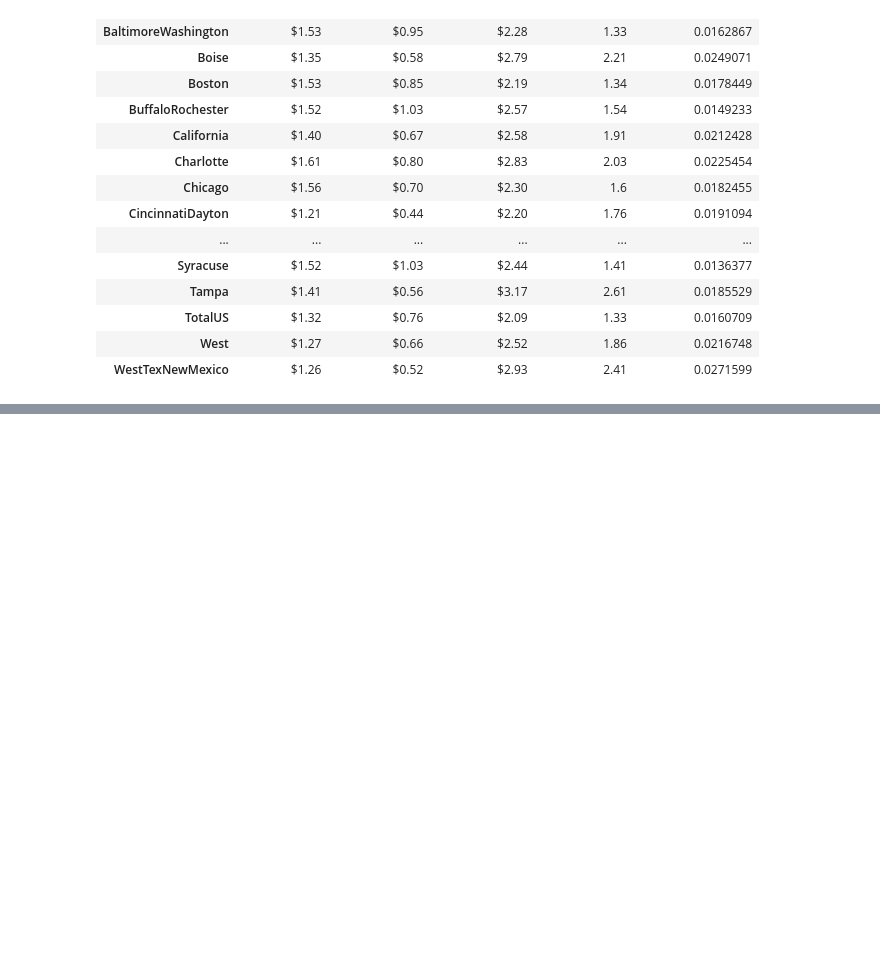
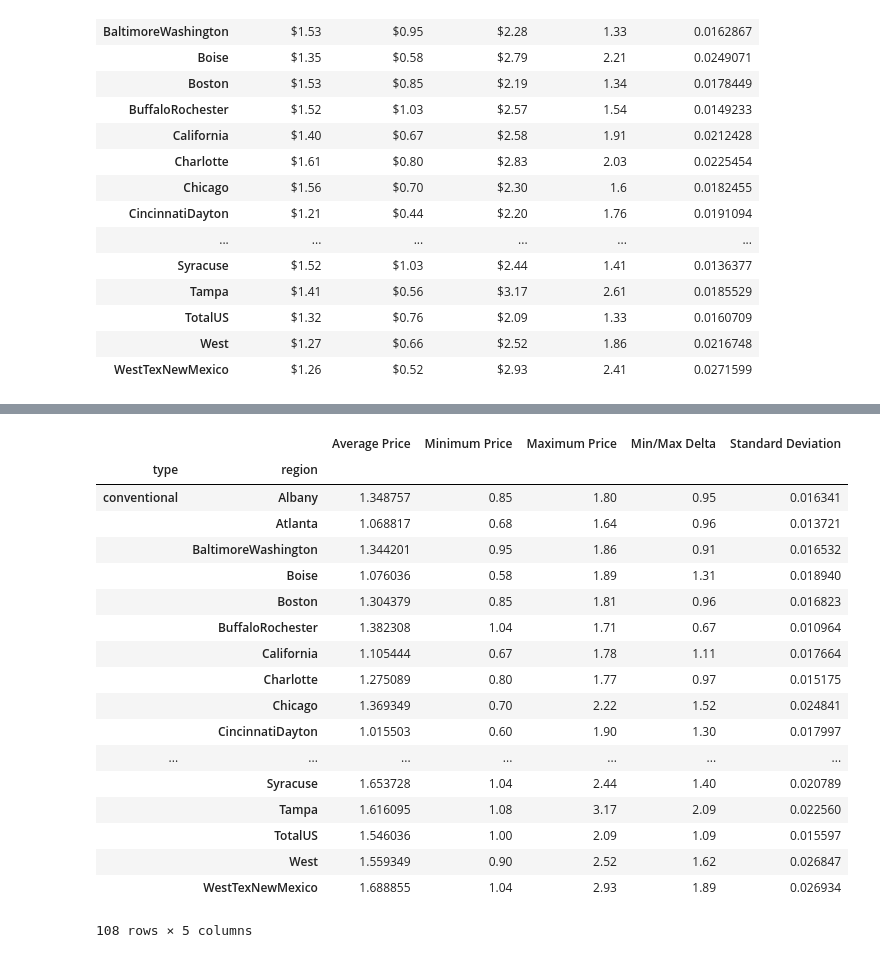
Before and after one commit to lourdesrm/AvocadoMadness, a Jupyter notebook: avocados.ipynb, the cells around one changed output, grey strips where cells are left out. Cells and saved outputs as stored; diff of their text form; code cells hidden in the pictures; blank space fills up the shorter version.

```diff
--- a/avocados.ipynb
+++ b/avocados.ipynb
@@ -177,0 +142,42 @@ type_df
+# %%
+# Average Price of Avocados by Type
+combo_average_price_type = combo_data['AveragePrice'].mean()
+
+# Minimum Average Price
+combo_min_type_price = combo_data['AveragePrice'].min()
+
+#Maximum Average Price
+combo_max_type_price = combo_data['AveragePrice'].max()
+
+#Delta
+combo_delta_type_price = combo_max_type_price - combo_min_type_price
+
+# Combo Standard Deviation
+combo_std_type_price = combo_data['AveragePrice'].sem()
+# %%
+combo_df = (pd.merge(combo_average_price_type,combo_min_type_price, on=['type','region'], how='outer').rename(columns={"AveragePrice_x": "Average Price","AveragePrice_y":"Minimum Price"}))
+combo_df = pd.merge(combo_df, combo_max_type_price, on=['type','region'], how='outer').rename(columns={"AveragePrice": "Maximum Price"})
+combo_df = pd.merge(combo_df, combo_delta_type_price, on=['type','region'], how='outer').rename(columns={"AveragePrice": "Min/Max Delta"})
+combo_df = pd.merge(combo_df, combo_std_type_price, on=['type','region'], how='outer').rename(columns={"AveragePrice": "Standard Deviation"})
+
+combo_df
+# %% [output]
+|  |  | Average Price | Minimum Price | Maximum Price | Min/Max Delta | Standard Deviation |
+| type | region |  |  |  |  |  |
+| conventional | Albany | 1.348757 | 0.85 | 1.80 | 0.95 | 0.016341 |
+|  | Atlanta | 1.068817 | 0.68 | 1.64 | 0.96 | 0.013721 |
+|  | BaltimoreWashington | 1.344201 | 0.95 | 1.86 | 0.91 | 0.016532 |
+|  | Boise | 1.076036 | 0.58 | 1.89 | 1.31 | 0.018940 |
+|  | Boston | 1.304379 | 0.85 | 1.81 | 0.96 | 0.016823 |
+|  | BuffaloRochester | 1.382308 | 1.04 | 1.71 | 0.67 | 0.010964 |
+|  | California | 1.105444 | 0.67 | 1.78 | 1.11 | 0.017664 |
+|  | Charlotte | 1.275089 | 0.80 | 1.77 | 0.97 | 0.015175 |
+|  | Chicago | 1.369349 | 0.70 | 2.22 | 1.52 | 0.024841 |
+|  | CincinnatiDayton | 1.015503 | 0.60 | 1.90 | 1.30 | 0.017997 |
+| ... | ... | ... | ... | ... | ... | ... |
+|  | Syracuse | 1.653728 | 1.04 | 2.44 | 1.40 | 0.020789 |
+|  | Tampa | 1.616095 | 1.08 | 3.17 | 2.09 | 0.022560 |
+|  | TotalUS | 1.546036 | 1.00 | 2.09 | 1.09 | 0.015597 |
+|  | West | 1.559349 | 0.90 | 2.52 | 1.62 | 0.026847 |
+|  | WestTexNewMexico | 1.688855 | 1.04 | 2.93 | 1.89 | 0.026934 |
+108 rows × 5 columns
```
Also changed, not shown: parts of 26 cells of this notebook.
